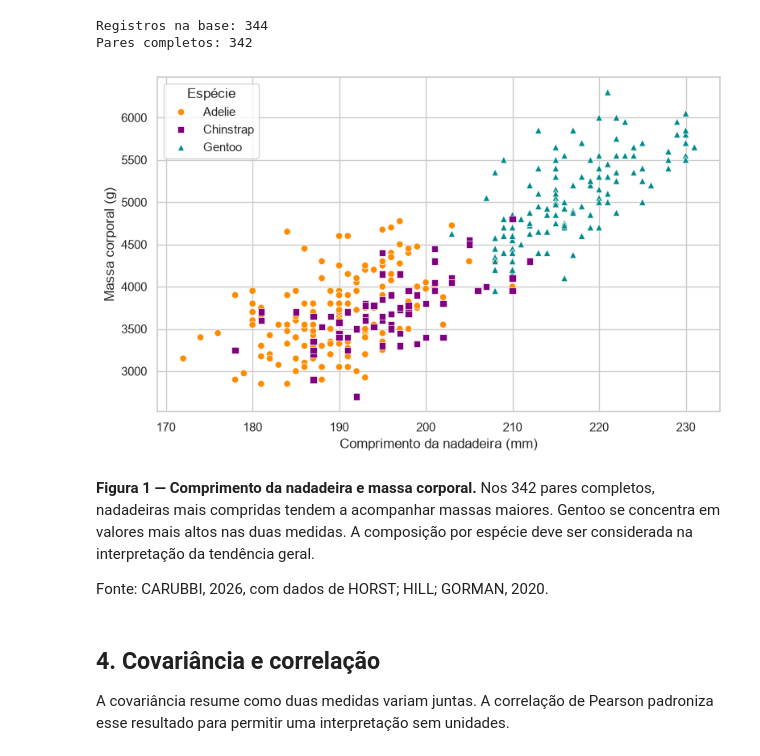
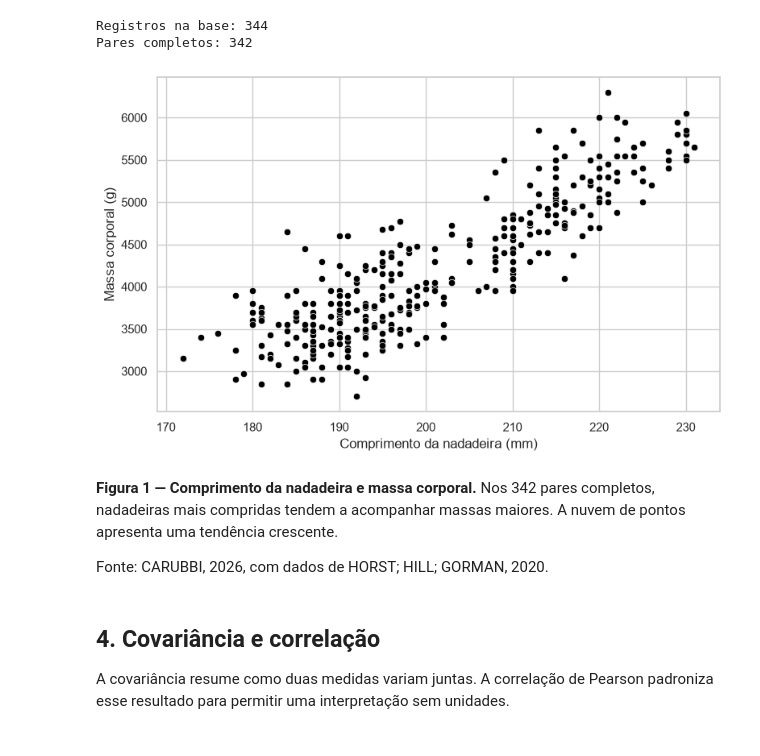
Before and after one commit to carubbi/MQ, a Jupyter notebook: notebooks/resolvidos/u1_a10.ipynb, the cells around one changed output. Saved outputs shown, nothing was run; the diff lists cells and outputs as text; code cells hidden in the pictures.

```diff
--- a/notebooks/resolvidos/u1_a10.ipynb
+++ b/notebooks/resolvidos/u1_a10.ipynb
@@ -77,19 +77,17 @@ print('Pares completos:', len(pares))
 Registros na base: 344
 Pares completos: 342
 # %%
-# Comparar nadadeira e massa por espécie
+# Comparar nadadeira e massa no conjunto
 fig, ax = plt.subplots(figsize=(8, 5))
 sns.scatterplot(data=pares, x='FLIPPER_LENGTH', y='BODY_MASS',
-                hue='SPECIES', style='SPECIES', hue_order=especies,
-                style_order=especies, markers=marcadores, palette=cores, ax=ax)
+                color='black', marker='o', ax=ax)
 ax.set(xlabel='Comprimento da nadadeira (mm)', ylabel='Massa corporal (g)')
-ax.legend(title='Espécie')
 plt.tight_layout()
 plt.show()
 # %% [output]
-[figure, old version]
+[figure, new version]
 # %% [markdown]
-**Figura 1 — Comprimento da nadadeira e massa corporal.** Nos 342 pares completos, nadadeiras mais compridas tendem a acompanhar massas maiores. Gentoo se concentra em valores mais altos nas duas medidas. A composição por espécie deve ser considerada na interpretação da tendência geral.
+**Figura 1 — Comprimento da nadadeira e massa corporal.** Nos 342 pares completos, nadadeiras mais compridas tendem a acompanhar massas maiores. A nuvem de pontos apresenta uma tendência crescente.
 
 Fonte: CARUBBI, 2026, com dados de HORST; HILL; GORMAN, 2020.
 # %% [markdown]
```
Also changed, not shown: parts of 27 cells of this notebook, 1 other file.
